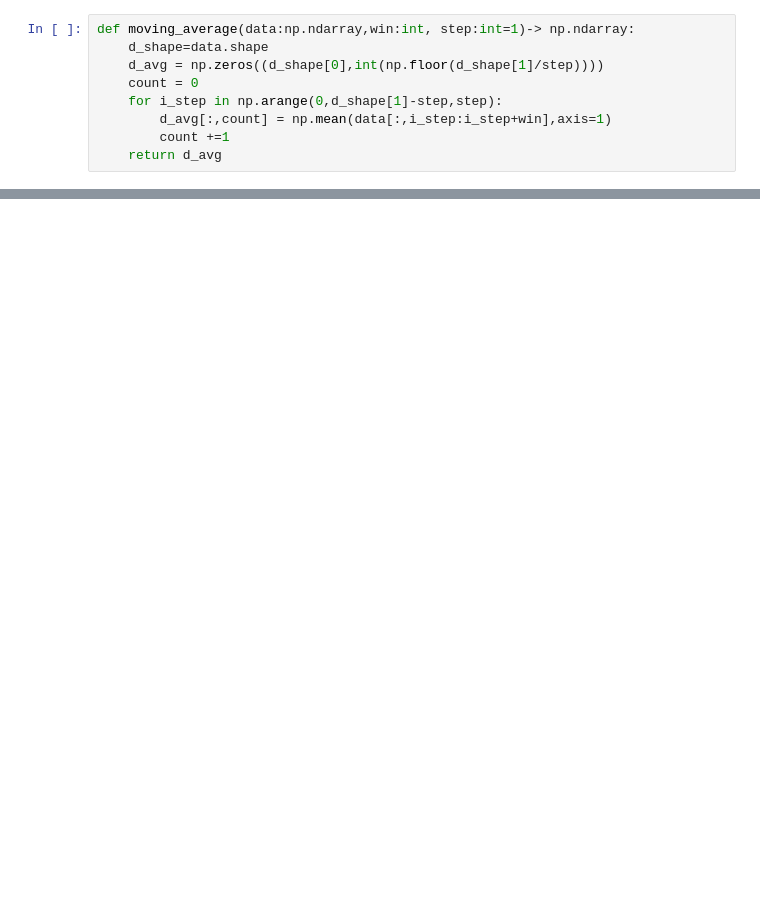
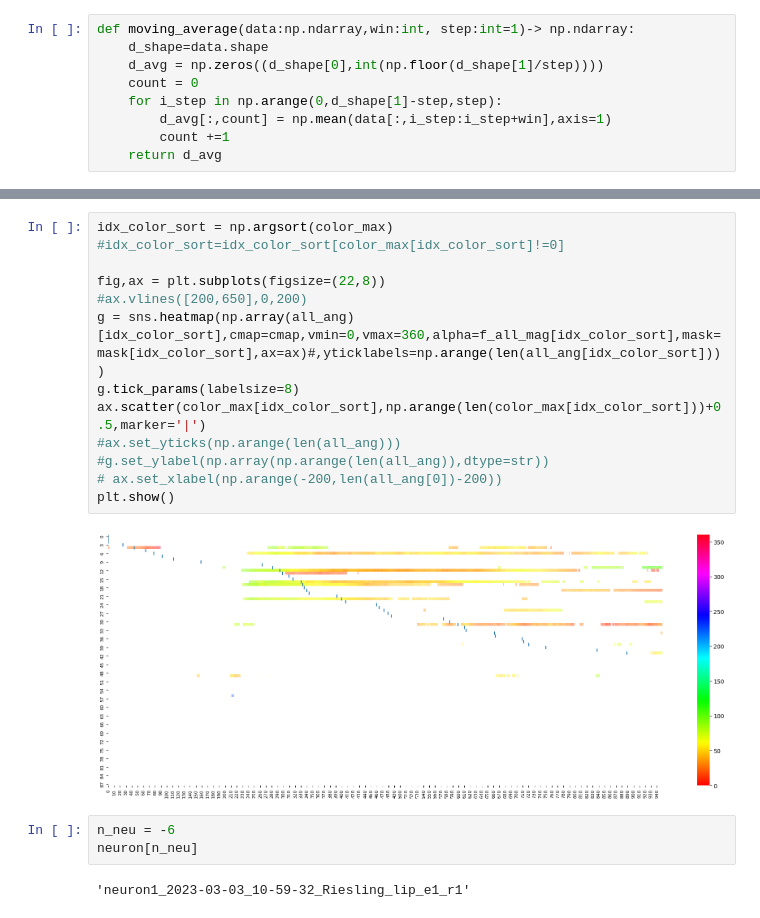
Before and after one commit to Ibos-lab/EphysVibe, a Jupyter notebook: examples/auc_roc.ipynb, the cells around one changed output, grey strips where cells are left out. Saved outputs shown, nothing was run; the diff lists cells and outputs as text; blank space fills up the shorter version.

```diff
--- a/examples/auc_roc.ipynb
+++ b/examples/auc_roc.ipynb
@@ -137,0 +245,20 @@ array([0.55372039, 0.55505506, 0.55638972, 0.55839173, 0.55205205,
+# %%
+idx_color_sort = np.argsort(color_max)
+#idx_color_sort=idx_color_sort[color_max[idx_color_sort]!=0]
+
+fig,ax = plt.subplots(figsize=(22,8))
+#ax.vlines([200,650],0,200)
+g = sns.heatmap(np.array(all_ang)[idx_color_sort],cmap=cmap,vmin=0,vmax=360,alpha=f_all_mag[idx_color_sort],mask=mask[idx_color_sort],ax=ax)#,yticklabels=np.arange(len(all_ang[idx_color_sort])))
+g.tick_params(labelsize=8)
+ax.scatter(color_max[idx_color_sort],np.arange(len(color_max[idx_color_sort]))+0.5,marker='|')
+#ax.set_yticks(np.arange(len(all_ang)))
+#g.set_ylabel(np.array(np.arange(len(all_ang)),dtype=str))
+# ax.set_xlabel(np.arange(-200,len(all_ang[0])-200))
+plt.show()
+# %% [output]
+[figure, added]
+# %%
+n_neu = -6
+neuron[n_neu]
+# %% [output]
+'neuron1_2023-03-03_10-59-32_Riesling_lip_e1_r1'
```
Also changed, not shown: parts of 31 cells of this notebook, 2 other files.
